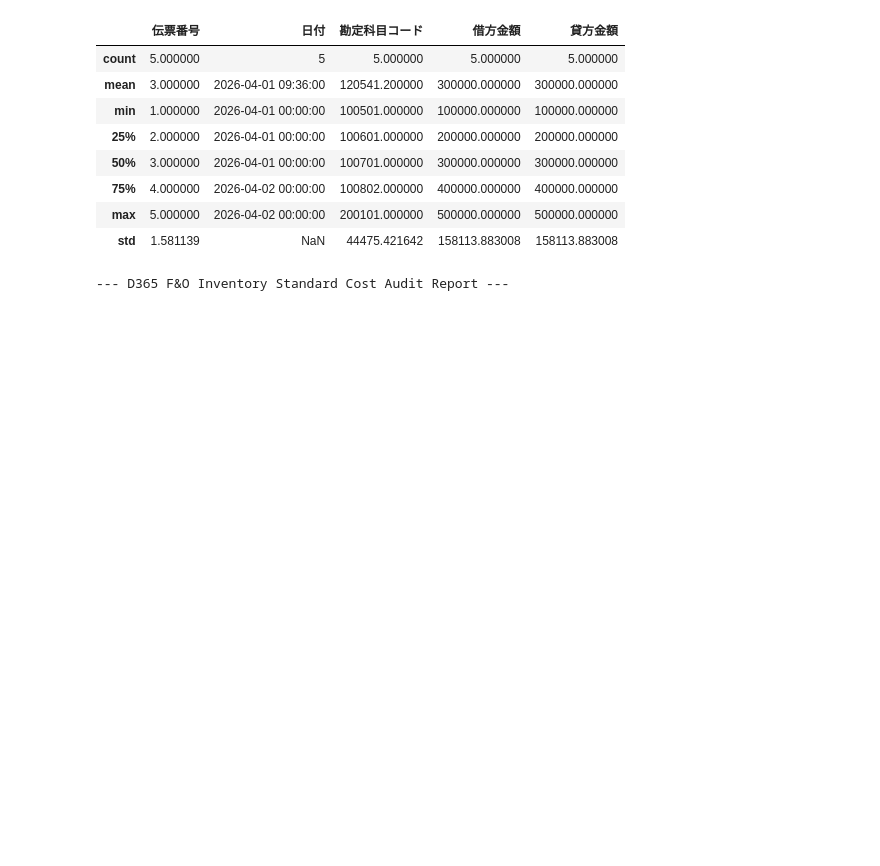
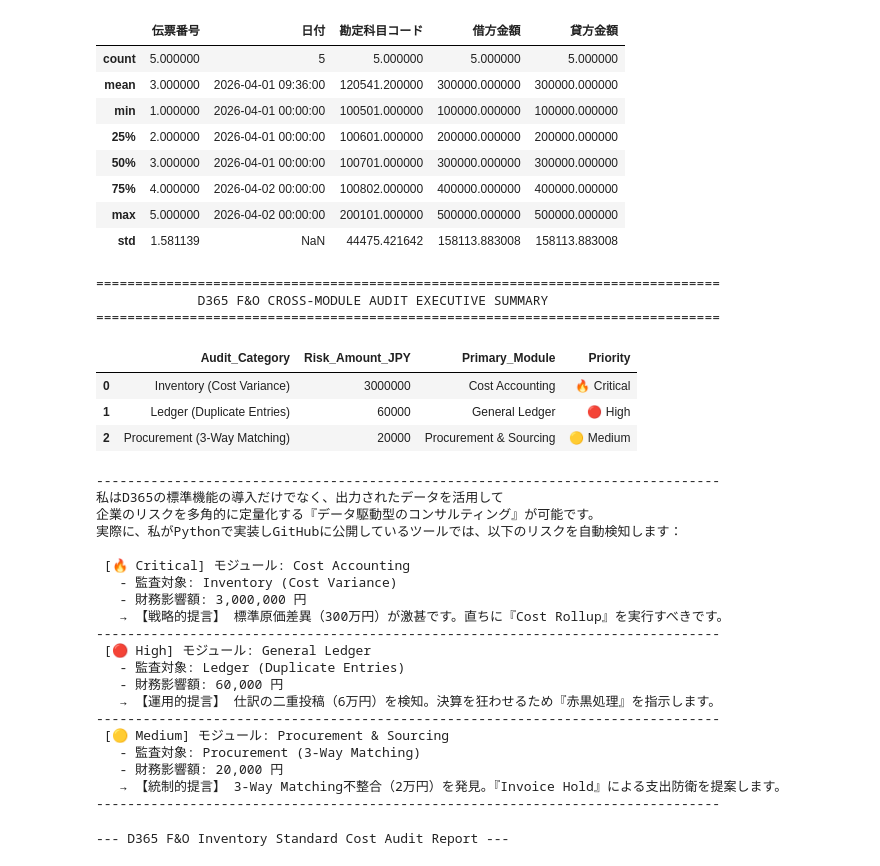
Before and after one commit to KojiKaiwa/D365-Finance-Automation, a Jupyter notebook: D365_Data_Processing.ipynb, the cells around one changed output. Saved outputs shown, nothing was run; the diff lists cells and outputs as text; code cells hidden in the pictures; blank space fills up the shorter version.

```diff
--- a/D365_Data_Processing.ipynb
+++ b/D365_Data_Processing.ipynb
@@ -31,6 +31,73 @@ display(df.describe())
 | 75% | 4.000000 | 2026-04-02 00:00:00 | 100802.000000 | 400000.000000 | 400000.000000 |
 | max | 5.000000 | 2026-04-02 00:00:00 | 200101.000000 | 500000.000000 | 500000.000000 |
 | std | 1.581139 | NaN | 44475.421642 | 158113.883008 | 158113.883008 |
+# %%
+import pandas as pd
+
+# 1. これまでの監査結果（財務インパクトの金額）を集約
+# ※過去3日間の学習で算出したリアルな数値をセットします
+audit_summary_data = {
+    'Audit_Category': ['Ledger (Duplicate Entries)', 'Procurement (3-Way Matching)', 'Inventory (Cost Variance)'],
+    'Risk_Amount_JPY': [60000, 20000, 3000000],  # 6万円、2万円、300万円
+    'Primary_Module': ['General Ledger', 'Procurement & Sourcing', 'Cost Accounting'],
+    'Priority': ['🔴 High', '🟡 Medium', '🔥 Critical']  # 金額と重要度に応じた格付け
+}
+df_global_audit = pd.DataFrame(audit_summary_data)
+
+# 2. リスク金額順にソート（並べ替え）
+df_global_audit = df_global_audit.sort_values(by='Risk_Amount_JPY', ascending=False).reset_index(drop=True)
+
+print("================================================================================")
+print("             D365 F&O CROSS-MODULE AUDIT EXECUTIVE SUMMARY                      ")
+print("================================================================================")
+display(df_global_audit)
+
+# 3. Functional Consultant としての提言
+print("--------------------------------------------------------------------------------")
+print("私はD365の標準機能の導入だけでなく、出力されたデータを活用して")
+print("企業のリスクを多角的に定量化する『データ駆動型のコンサルティング』が可能です。")
+print("実際に、私がPythonで実装しGitHubに公開しているツールでは、以下のリスクを自動検知します：\n")
+
+for index, row in df_global_audit.iterrows():
+    print(f" [{row['Priority']}] モジュール: {row['Primary_Module']}")
+    print(f"   - 監査対象: {row['Audit_Category']}")
+    print(f"   - 財務影響額: {row['Risk_Amount_JPY']:,} 円")
+
+    if 'Critical' in row['Priority']:
+        print("   → 【戦略的提言】 標準原価差異（300万円）が激甚です。直ちに『Cost Rollup』を実行すべきです。")
+    elif 'High' in row['Priority']:
+        print("   → 【運用的提言】 仕訳の二重投稿（6万円）を検知。決算を狂わせるため『赤黒処理』を指示します。")
+    elif 'Medium' in row['Priority']:
+        print("   → 【統制的提言】 3-Way Matching不整合（2万円）を発見。『Invoice Hold』による支出防衛を提案します。")
+    print("-" * 80)
+# %% [output]
+================================================================================
+             D365 F&O CROSS-MODULE AUDIT EXECUTIVE SUMMARY
+================================================================================
+|  | Audit_Category | Risk_Amount_JPY | Primary_Module | Priority |
+| 0 | Inventory (Cost Variance) | 3000000 | Cost Accounting | 🔥 Critical |
+| 1 | Ledger (Duplicate Entries) | 60000 | General Ledger | 🔴 High |
+| 2 | Procurement (3-Way Matching) | 20000 | Procurement & Sourcing | 🟡 Medium |
+--------------------------------------------------------------------------------
+私はD365の標準機能の導入だけでなく、出力されたデータを活用して
+企業のリスクを多角的に定量化する『データ駆動型のコンサルティング』が可能です。
+実際に、私がPythonで実装しGitHubに公開しているツールでは、以下のリスクを自動検知します：
+
+ [🔥 Critical] モジュール: Cost Accounting
+   - 監査対象: Inventory (Cost Variance)
+   - 財務影響額: 3,000,000 円
+   → 【戦略的提言】 標準原価差異（300万円）が激甚です。直ちに『Cost Rollup』を実行すべきです。
+--------------------------------------------------------------------------------
+ [🔴 High] モジュール: General Ledger
+   - 監査対象: Ledger (Duplicate Entries)
+   - 財務影響額: 60,000 円
+   → 【運用的提言】 仕訳の二重投稿（6万円）を検知。決算を狂わせるため『赤黒処理』を指示します。
+--------------------------------------------------------------------------------
+ [🟡 Medium] モジュール: Procurement & Sourcing
+   - 監査対象: Procurement (3-Way Matching)
+   - 財務影響額: 20,000 円
+   → 【統制的提言】 3-Way Matching不整合（2万円）を発見。『Invoice Hold』による支出防衛を提案します。
+--------------------------------------------------------------------------------
 # %%
 import pandas as pd
 
```
